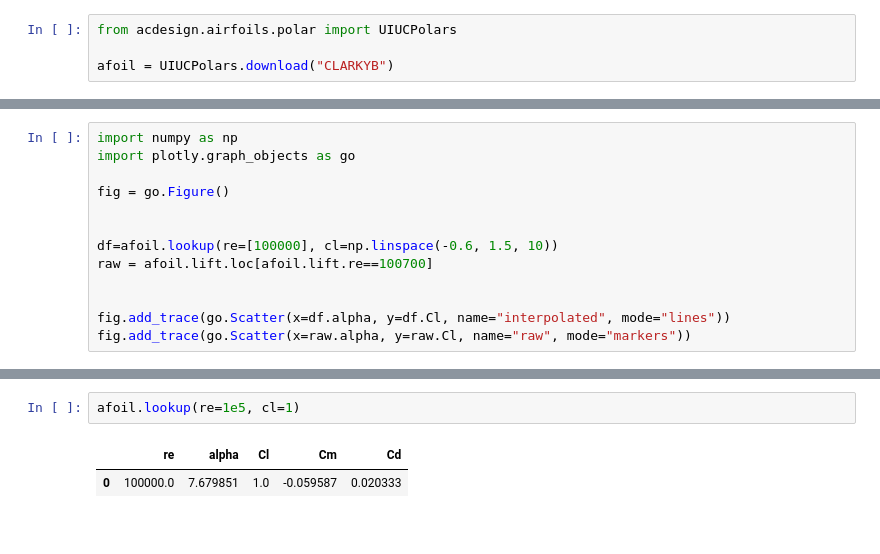
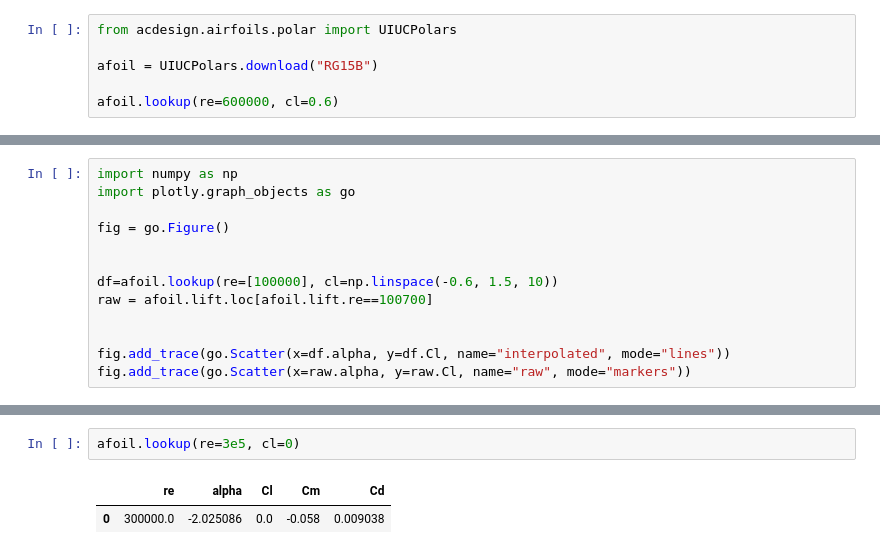
Before and after one commit to ThomasDavid0/AircraftDesign, a Jupyter notebook: examples/uiuc.ipynb, the cells around one changed output, grey strips where cells are left out. Drawn from its saved outputs; the diff is of its cells as text.

```diff
--- a/examples/uiuc.ipynb
+++ b/examples/uiuc.ipynb
@@ -1,4 +1,6 @@
 # %%
 from acdesign.airfoils.polar import UIUCPolars
 
-afoil = UIUCPolars.download("CLARKYB")
+afoil = UIUCPolars.download("RG15B")
+
+afoil.lookup(re=600000, cl=0.6)
@@ -22,5 +40,5 @@ fig.add_trace(go.Scatter(x=raw.alpha, y=raw.Cl, name="raw", mode="markers"))
 # %%
-afoil.lookup(re=1e5, cl=1)
+afoil.lookup(re=3e5, cl=0)
 # %% [output]
 |  | re | alpha | Cl | Cm | Cd |
-| 0 | 100000.0 | 7.679851 | 1.0 | -0.059587 | 0.020333 |
+| 0 | 300000.0 | -2.025086 | 0.0 | -0.058 | 0.009038 |
```
Also changed, not shown: parts of 4 cells of this notebook, 10 other files.
